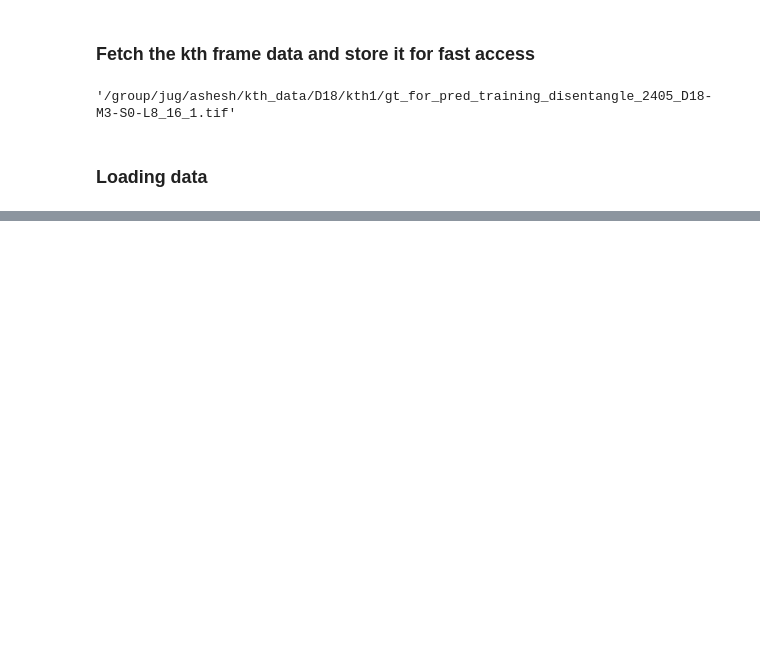
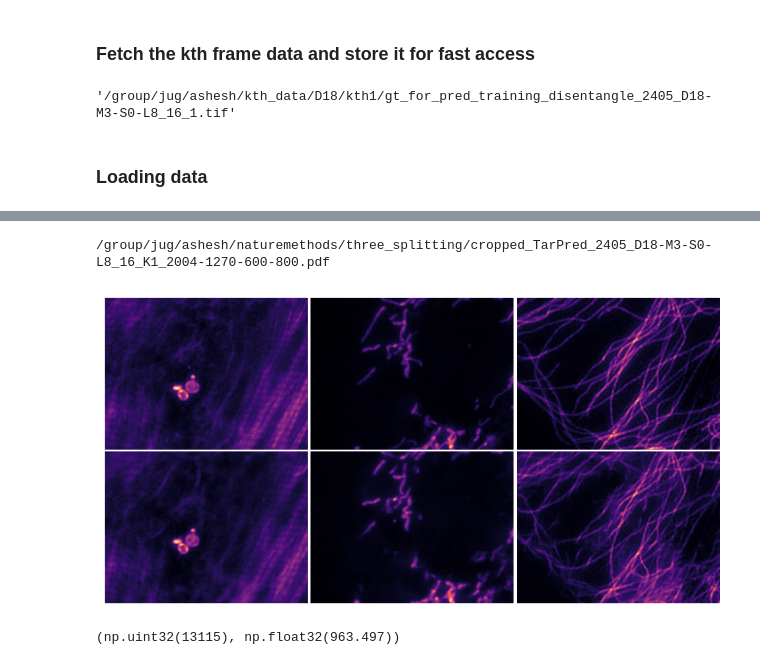
Before and after one commit to ashesh-0/Disentangle, a Jupyter notebook: disentangle/notebooks/naturemethods/three_splitting_V2.ipynb, the cells around one changed output, grey strips where cells are left out. Saved outputs shown, nothing was run; the diff lists cells and outputs as text; code cells hidden in the pictures; blank space fills up the shorter version.

```diff
--- a/disentangle/notebooks/naturemethods/three_splitting_V2.ipynb
+++ b/disentangle/notebooks/naturemethods/three_splitting_V2.ipynb
@@ -316,29 +343,32 @@ if savefig:
 # %%
 ncols = 3
 nrows = 2
 img_sz = 3
 _, ax = plt.subplots(figsize=(ncols * img_sz, nrows * img_sz * tar_h_factor), ncols=ncols, nrows=nrows)
 
 tar_hs = tar_rel_hs + input_coordinates[0]
 tar_ws = tar_rel_ws + input_coordinates[1]
 gt_crop = gt[tar_hs : tar_hs + tar_hN, tar_ws : tar_ws + tar_wN]
 pred_crop = pred[tar_hs : tar_hs + tar_hN, tar_ws : tar_ws + tar_wN]
 for i in range(ncols):
-    vmin = np.quantile(gt_crop[..., i], 0.001)
-    vmax = np.quantile(gt_crop[..., i], 0.999)
+    vmin = None #np.quantile(gt_crop[..., i], 0.001)
+    vmax = None #np.quantile(gt_crop[..., i], 0.999)
     ax[0, i].imshow(gt_crop[..., i], vmin=vmin, vmax=vmax, cmap="magma")
     ax[1, i].imshow(pred_crop[..., i], vmin=vmin, vmax=vmax, cmap="magma")
     ax[0, i].axis("off")
     ax[1, i].axis("off")
 
 # reduce the space between the subplots
 plt.subplots_adjust(wspace=0.01, hspace=0.01)
 
 if savefig:
     # filename should contain all cropping information
-    fname = "cropped_TarPred_{}_K{}_{}-{}-{}-{}.png".format(
+    fname = "cropped_TarPred_{}_K{}_{}-{}-{}-{}.pdf".format(
         key.replace("/", "_"), KTH_SAMPLE, tar_hs, tar_ws, tar_hN, tar_wN
     )
     fpath = os.path.join(output_data_dir, fname)
     print(fpath)
     plt.savefig(fpath, dpi=150, bbox_inches="tight")
+# %% [output]
+/group/jug/ashesh/naturemethods/three_splitting/cropped_TarPred_2405_D18-M3-S0-L8_16_K1_2004-1270-600-800.pdf
+[figure, added]
@@ -347,3 +375,7 @@ break here
+# %%
+pred.max(), gt.max()
+# %% [output]
+(np.uint32(13115), np.float32(963.497))
 # %%
 fname = "cropped_TarPred_{}_K{}_{}-{}-{}-{}.png".format(
     key.replace("/", "_"), KTH_SAMPLE, tar_hs, tar_ws, tar_hN, tar_wN
```
Also changed, not shown: parts of 13 cells of this notebook, 3 other files.
